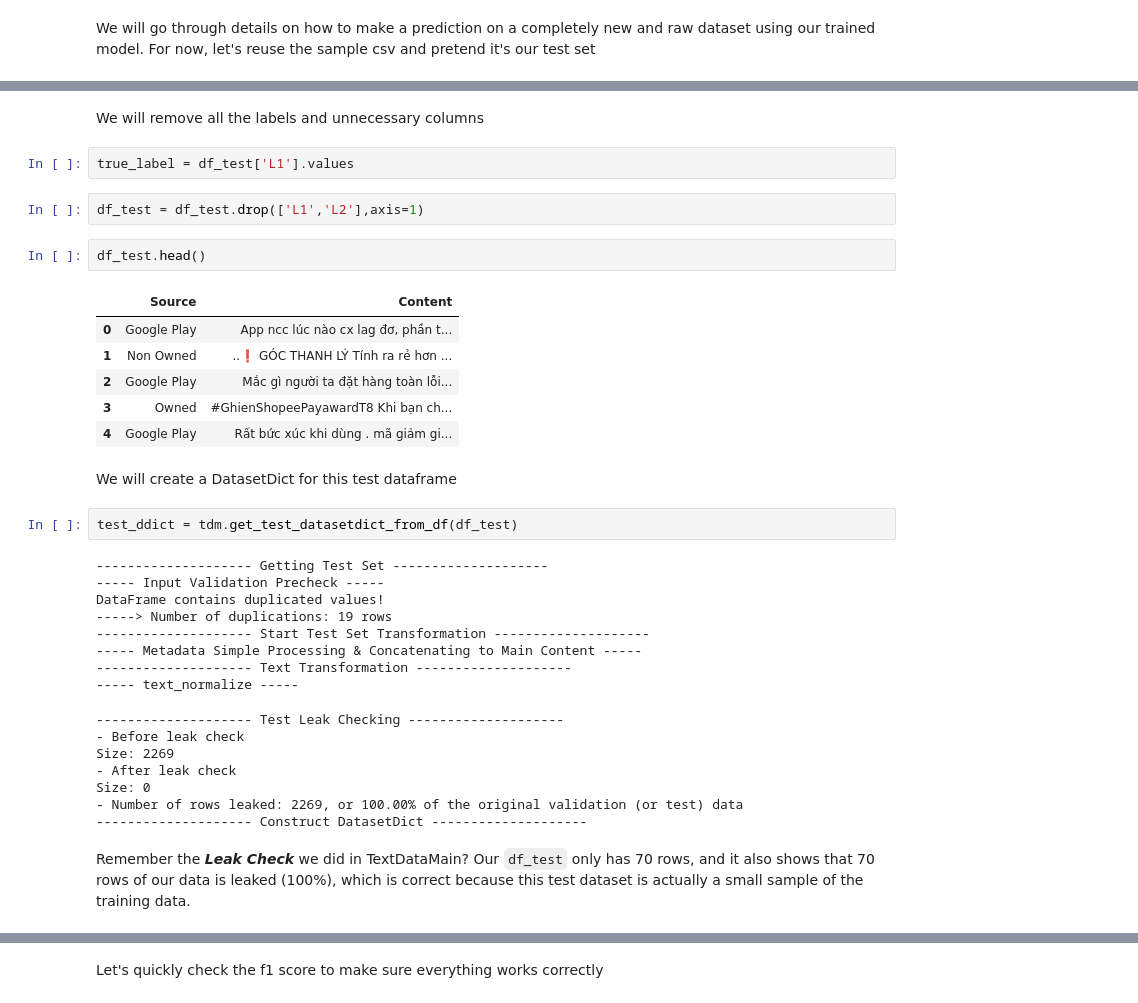
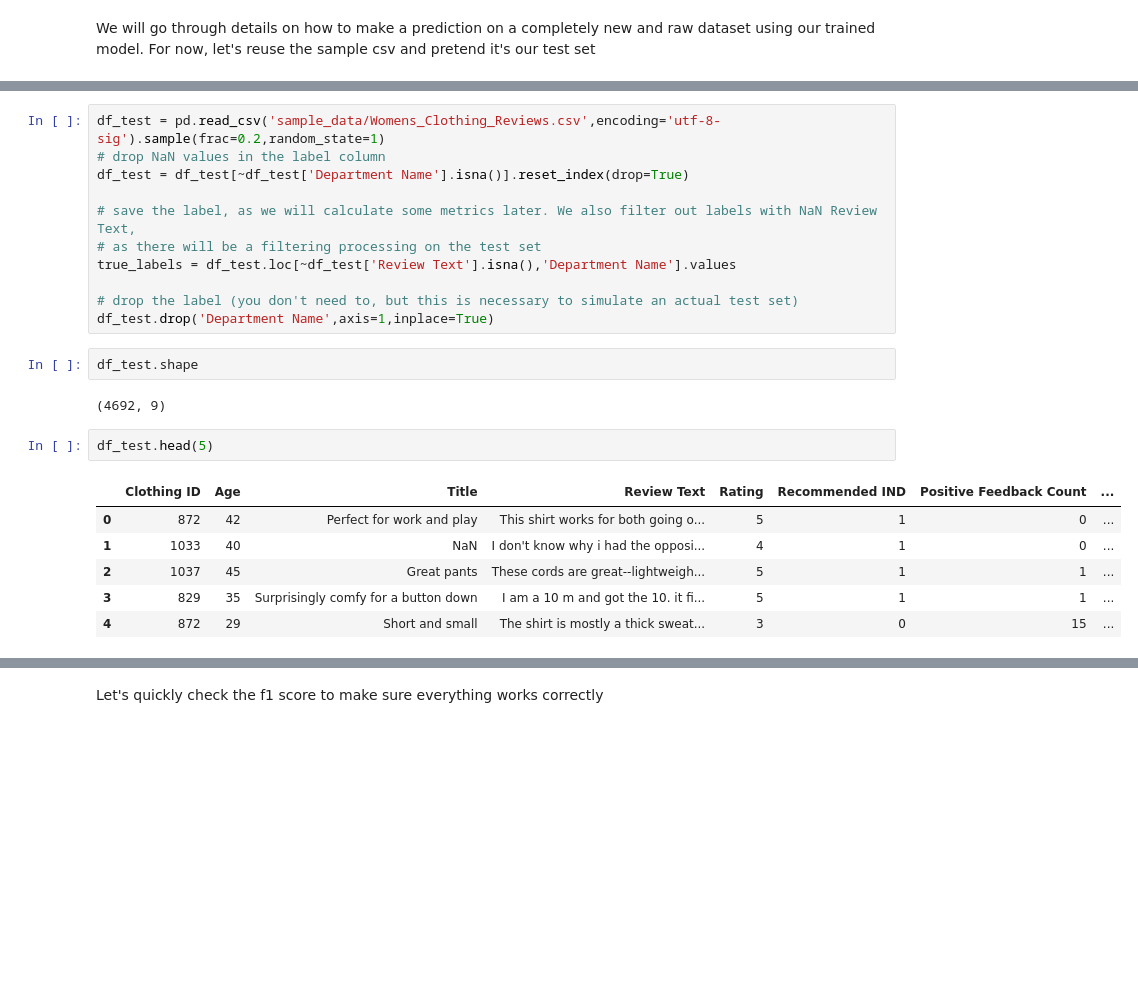
Before and after one commit to anhquan0412/that-nlp-library, a Jupyter notebook: nbs/03_model_classification_tutorial.ipynb, the cells around one changed output, grey strips where cells are left out. Cells and saved outputs as stored; diff of their text form; blank space fills up the shorter version.

````diff
--- a/nbs/03_model_classification_tutorial.ipynb
+++ b/nbs/03_model_classification_tutorial.ipynb
@@ -514,37 +374,24 @@ DataFrame contains duplicated values!
-# %% [markdown]
-We will remove all the labels and unnecessary columns
-# %%
-true_label = df_test['L1'].values
-# %%
-df_test = df_test.drop(['L1','L2'],axis=1)
+# %%
+df_test = pd.read_csv('sample_data/Womens_Clothing_Reviews.csv',encoding='utf-8-sig').sample(frac=0.2,random_state=1)
+# drop NaN values in the label column
+df_test = df_test[~df_test['Department Name'].isna()].reset_index(drop=True)
+
+# save the label, as we will calculate some metrics later. We also filter out labels with NaN Review Text,
+# as there will be a filtering processing on the test set
+true_labels = df_test.loc[~df_test['Review Text'].isna(),'Department Name'].values
+
+# drop the label (you don't need to, but this is necessary to simulate an actual test set)
+df_test.drop('Department Name',axis=1,inplace=True)
+# %%
+df_test.shape
+# %% [output]
+(4692, 9)
 # %%
-df_test.head()
+df_test.head(5)
 # %% [output]
-|  | Source | Content |
-| 0 | Google Play | App ncc lúc nào cx lag đơ, phần t... |
-| 1 | Non Owned | ..❗️ GÓC THANH LÝ Tính ra rẻ hơn ... |
-| 2 | Google Play | Mắc gì người ta đặt hàng toàn lỗi... |
-| 3 | Owned | #GhienShopeePayawardT8 Khi bạn ch... |
-| 4 | Google Play | Rất bức xúc khi dùng . mã giảm gi... |
+|  | Clothing ID | Age | Title | Review Text | Rating | Recommended IND | Positive Feedback Count | ... |
+| 0 | 872 | 42 | Perfect for work and play | This shirt works for both going o... | 5 | 1 | 0 | ... |
+| 1 | 1033 | 40 | NaN | I don't know why i had the opposi... | 4 | 1 | 0 | ... |
+| 2 | 1037 | 45 | Great pants | These cords are great--lightweigh... | 5 | 1 | 1 | ... |
+| 3 | 829 | 35 | Surprisingly comfy for a button down | I am a 10 m and got the 10. it fi... | 5 | 1 | 1 | ... |
+| 4 | 872 | 29 | Short and small | The shirt is mostly a thick sweat... | 3 | 0 | 15 | ... |
-# %% [markdown]
-We will create a DatasetDict for this test dataframe
-# %%
-test_ddict = tdm.get_test_datasetdict_from_df(df_test)
-# %% [output]
--------------------- Getting Test Set --------------------
------ Input Validation Precheck -----
-DataFrame contains duplicated values!
------> Number of duplications: 19 rows
--------------------- Start Test Set Transformation --------------------
------ Metadata Simple Processing & Concatenating to Main Content -----
--------------------- Text Transformation --------------------
------ text_normalize -----
--------------------- Test Leak Checking --------------------
-- Before leak check
-Size: 2269
-- After leak check
-Size: 0
-- Number of rows leaked: 2269, or 100.00% of the original validation (or test) data
--------------------- Construct DatasetDict --------------------
-# %% [markdown]
-Remember the ***Leak Check*** we did in TextDataMain? Our ```df_test``` only has 70 rows, and it also shows that 70 rows of our data is leaked (100%), which is correct because this test dataset is actually a small sample of the training data.
````
Also changed, not shown: parts of 44 cells of this notebook, 5 other files.
